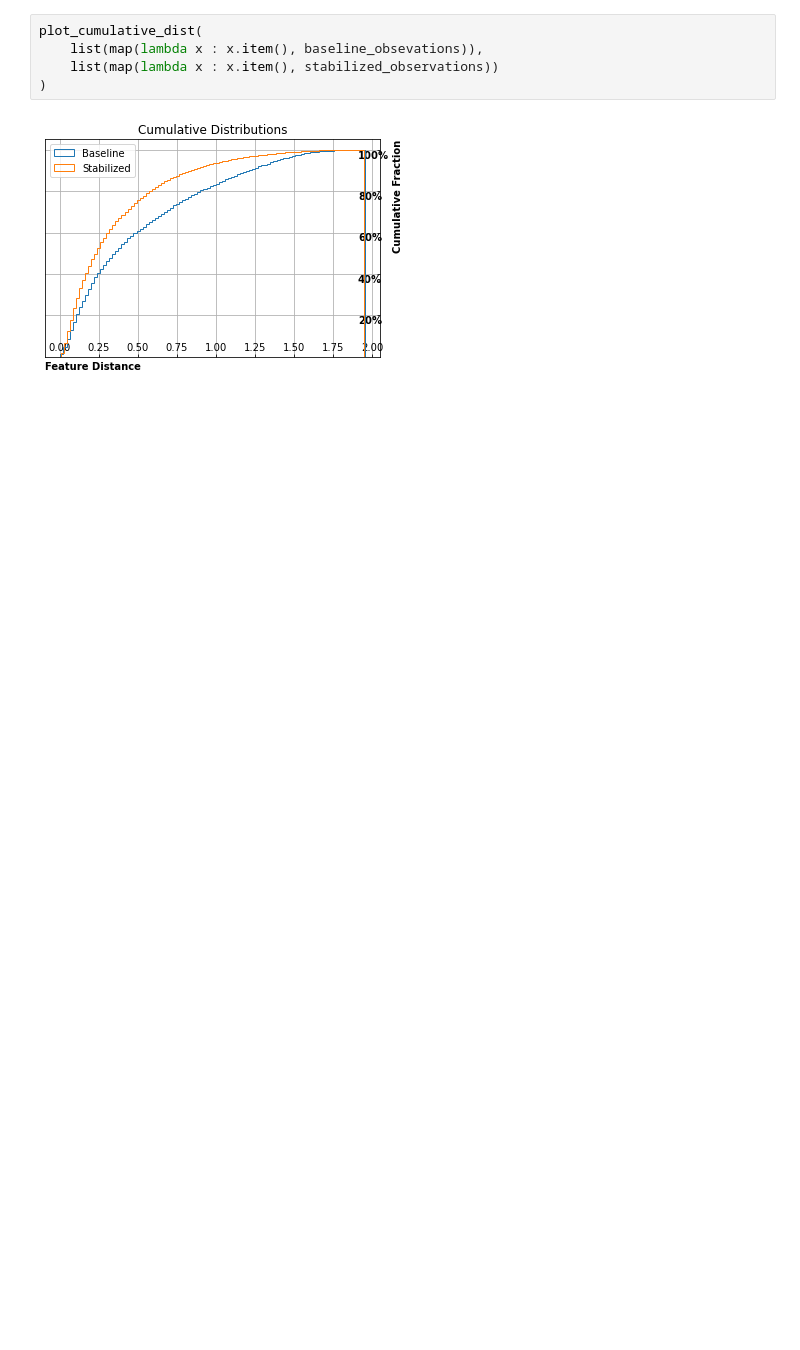
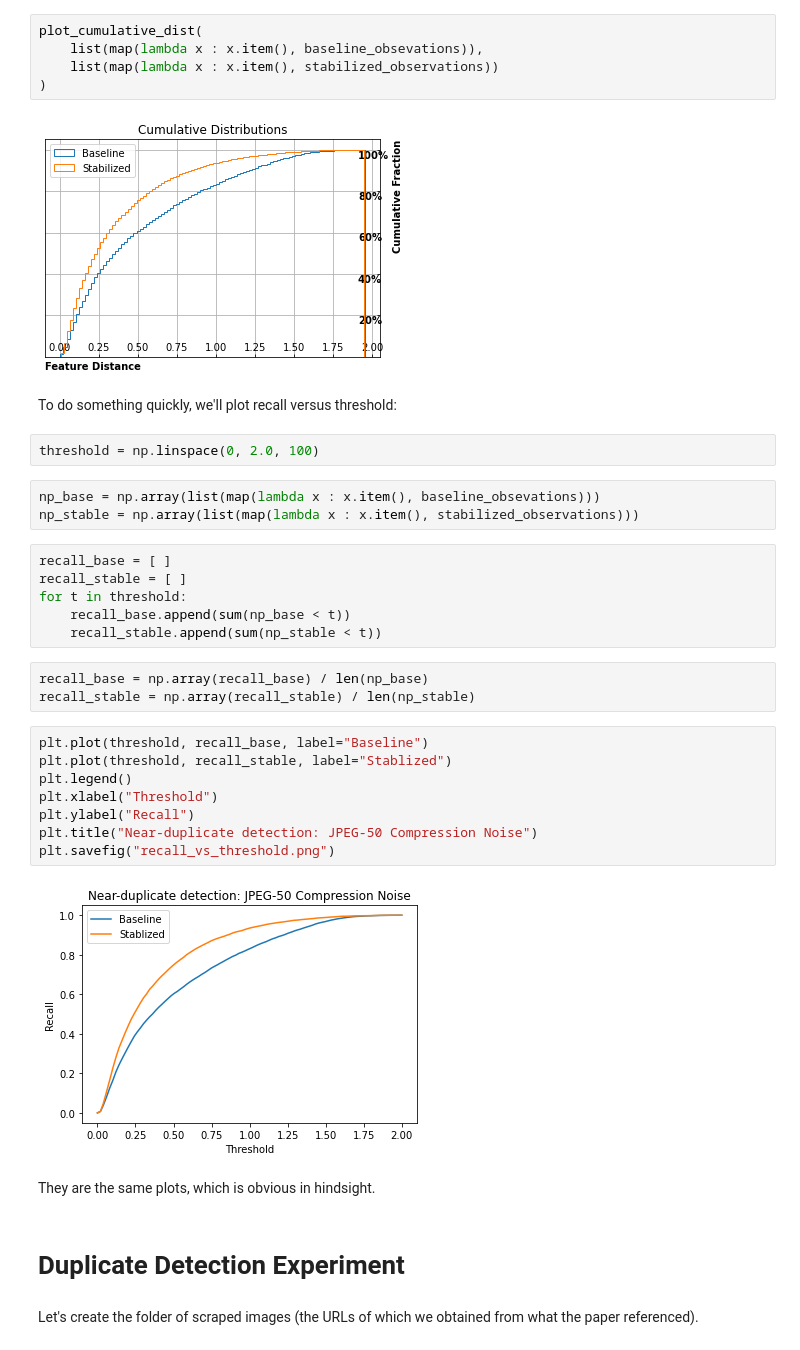
Before and after one commit to g-peery/stability-training, a Jupyter notebook: InceptionTriplet.ipynb, the cells around one changed output. Cells and saved outputs as stored; diff of their text form; blank space fills up the shorter version.

Commit message:
Duplicate detection experiments done

```diff
--- a/InceptionTriplet.ipynb
+++ b/InceptionTriplet.ipynb
@@ -1394,3 +1345,35 @@ plot_cumulative_dist(
 )
 # %% [output]
 [figure]
+# %% [markdown]
+To do something quickly, we'll plot recall versus threshold:
+# %%
+threshold = np.linspace(0, 2.0, 100)
+# %%
+np_base = np.array(list(map(lambda x : x.item(), baseline_obsevations)))
+np_stable = np.array(list(map(lambda x : x.item(), stabilized_observations)))
+# %%
+recall_base = [ ]
+recall_stable = [ ]
+for t in threshold:
+    recall_base.append(sum(np_base < t))
+    recall_stable.append(sum(np_stable < t))
+# %%
+recall_base = np.array(recall_base) / len(np_base)
+recall_stable = np.array(recall_stable) / len(np_stable)
+# %%
+plt.plot(threshold, recall_base, label="Baseline")
+plt.plot(threshold, recall_stable, label="Stablized")
+plt.legend()
+plt.xlabel("Threshold")
+plt.ylabel("Recall")
+plt.title("Near-duplicate detection: JPEG-50 Compression Noise")
+plt.savefig("recall_vs_threshold.png")
+# %% [output]
+[figure, added]
+# %% [markdown]
+They are the same plots, which is obvious in hindsight.
+# %% [markdown]
+# Duplicate Detection Experiment
+# %% [markdown]
+Let's create the folder of scraped images (the URLs of which we obtained from what the paper referenced).
```
Also changed, not shown: parts of 52 cells of this notebook, 3 other files.
